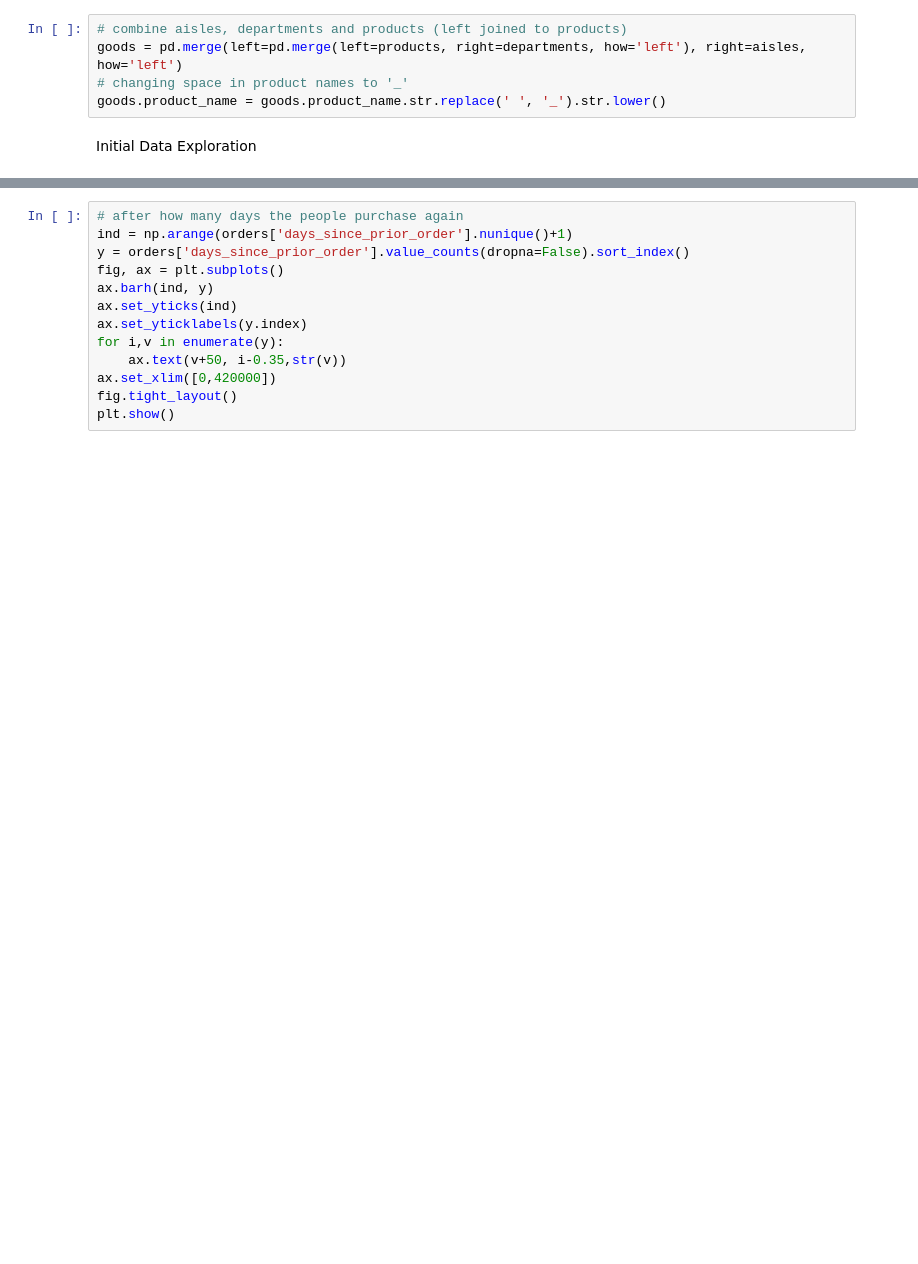
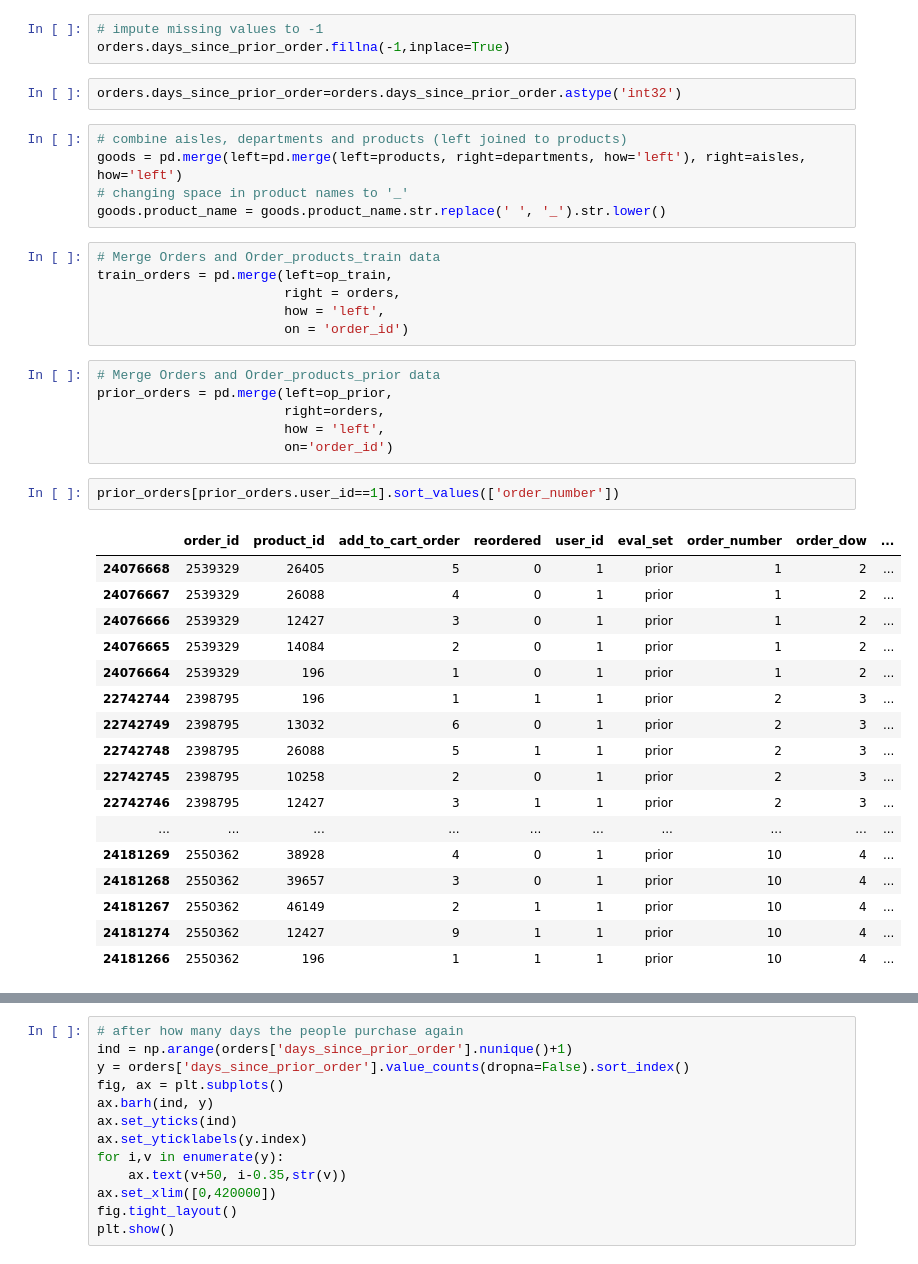
Before and after one commit to gowtham91m/Instacart-Market-Basket-Analysis, a Jupyter notebook: Instacart.ipynb, the cells around one changed output, grey strips where cells are left out. Saved outputs shown, nothing was run; the diff lists cells and outputs as text; blank space fills up the shorter version.

Commit message:
Updated Data merging steps

```diff
--- a/Instacart.ipynb
+++ b/Instacart.ipynb
@@ -68,10 +68,45 @@ days_since_prior_order    206209
 dtype: int64
 # %% [markdown]
 Only days_since_prior_order is having missing values.
+# %%
+# impute missing values to -1
+orders.days_since_prior_order.fillna(-1,inplace=True)
+# %%
+orders.days_since_prior_order=orders.days_since_prior_order.astype('int32')
 # %%
 # combine aisles, departments and products (left joined to products)
 goods = pd.merge(left=pd.merge(left=products, right=departments, how='left'), right=aisles, how='left')
 # changing space in product names to '_'
 goods.product_name = goods.product_name.str.replace(' ', '_').str.lower()
-# %% [markdown]
-Initial Data Exploration
+# %%
+# Merge Orders and Order_products_train data
+train_orders = pd.merge(left=op_train,
+                        right = orders,
+                        how = 'left',
+                        on = 'order_id')
+# %%
+# Merge Orders and Order_products_prior data
+prior_orders = pd.merge(left=op_prior,
+                        right=orders,
+                        how = 'left',
+                        on='order_id')
+# %%
+prior_orders[prior_orders.user_id==1].sort_values(['order_number'])
+# %% [output]
+|  | order_id | product_id | add_to_cart_order | reordered | user_id | eval_set | order_number | order_dow | ... |
+| 24076668 | 2539329 | 26405 | 5 | 0 | 1 | prior | 1 | 2 | ... |
+| 24076667 | 2539329 | 26088 | 4 | 0 | 1 | prior | 1 | 2 | ... |
+| 24076666 | 2539329 | 12427 | 3 | 0 | 1 | prior | 1 | 2 | ... |
+| 24076665 | 2539329 | 14084 | 2 | 0 | 1 | prior | 1 | 2 | ... |
+| 24076664 | 2539329 | 196 | 1 | 0 | 1 | prior | 1 | 2 | ... |
+| 22742744 | 2398795 | 196 | 1 | 1 | 1 | prior | 2 | 3 | ... |
+| 22742749 | 2398795 | 13032 | 6 | 0 | 1 | prior | 2 | 3 | ... |
+| 22742748 | 2398795 | 26088 | 5 | 1 | 1 | prior | 2 | 3 | ... |
+| 22742745 | 2398795 | 10258 | 2 | 0 | 1 | prior | 2 | 3 | ... |
+| 22742746 | 2398795 | 12427 | 3 | 1 | 1 | prior | 2 | 3 | ... |
+| ... | ... | ... | ... | ... | ... | ... | ... | ... | ... |
+| 24181269 | 2550362 | 38928 | 4 | 0 | 1 | prior | 10 | 4 | ... |
+| 24181268 | 2550362 | 39657 | 3 | 0 | 1 | prior | 10 | 4 | ... |
+| 24181267 | 2550362 | 46149 | 2 | 1 | 1 | prior | 10 | 4 | ... |
+| 24181274 | 2550362 | 12427 | 9 | 1 | 1 | prior | 10 | 4 | ... |
+| 24181266 | 2550362 | 196 | 1 | 1 | 1 | prior | 10 | 4 | ... |
```
Also changed, not shown: parts of 36 cells of this notebook.
